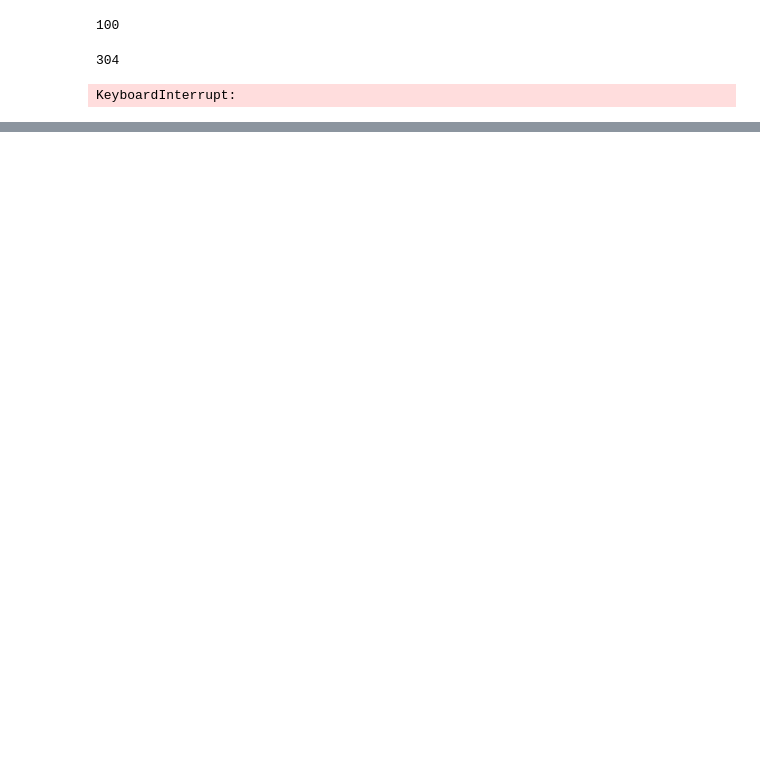
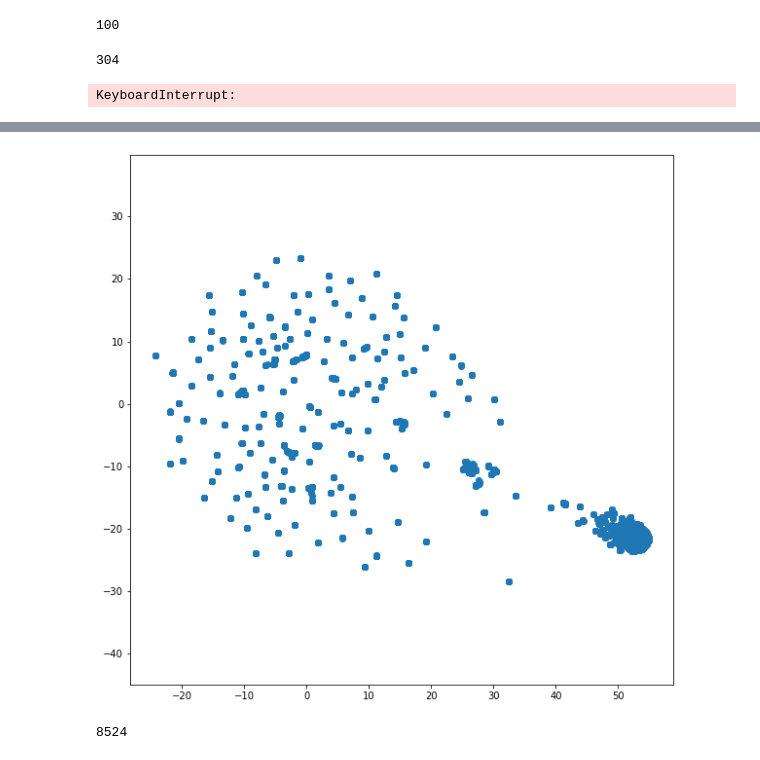
Before and after one commit to bwheel12/Project2, a Jupyter notebook: Testing_ground.ipynb, the cells around one changed output, grey strips where cells are left out. Drawn from its saved outputs; the diff is of its cells as text; code cells hidden in the pictures; blank space fills up the shorter version.

```diff
--- a/Testing_ground.ipynb
+++ b/Testing_ground.ipynb
@@ -110,3 +326,17 @@ for i in range(8524):
 # %% [output]
 304
 KeyboardInterrupt:
+# %%
+##generate data matrices for UMAP and cluster visualization
+import pandas
+import numpy
+OnBits_index = numpy.arange(len(all_ligands))
+molecule_ID_index = []
+OnBits_Array = numpy.zeros((len(all_ligands),len(all_ligands)))
+
+
+for i in range(len(all_ligands)):
+    molecule_ID_index.append(all_ligands[i].ID)
+    xy, x_ind, y_ind = numpy.intersect1d(OnBits_index, all_ligands[i].OnBits, return_indices=True)
+    #print(x_ind,end='\r')
+    OnBits_Array[i,x_ind] = 1
@@ -112,0 +362,13 @@ KeyboardInterrupt:
+# %%
+reducer = umap.UMAP()
+# %%
+scaled_OnBits_Array = StandardScaler().fit_transform(OnBits_Array)
+# %%
+OnBits_UMAP = reducer.fit_transform(scaled_OnBits_Array)
+# %%
+OnBits_UMAP.shape
+plt.figure(figsize=(10,10))
+plt.scatter(OnBits_UMAP[:,0],OnBits_UMAP[:,1])
+plt.gca().set_aspect('equal','datalim')
+# %% [output]
+[figure, added]
@@ -112,0 +381,4 @@ KeyboardInterrupt:
+# %%
+len(all_ligands)
+# %% [output]
+8524
```
Also changed, not shown: parts of 35 cells of this notebook, 6 other files.
